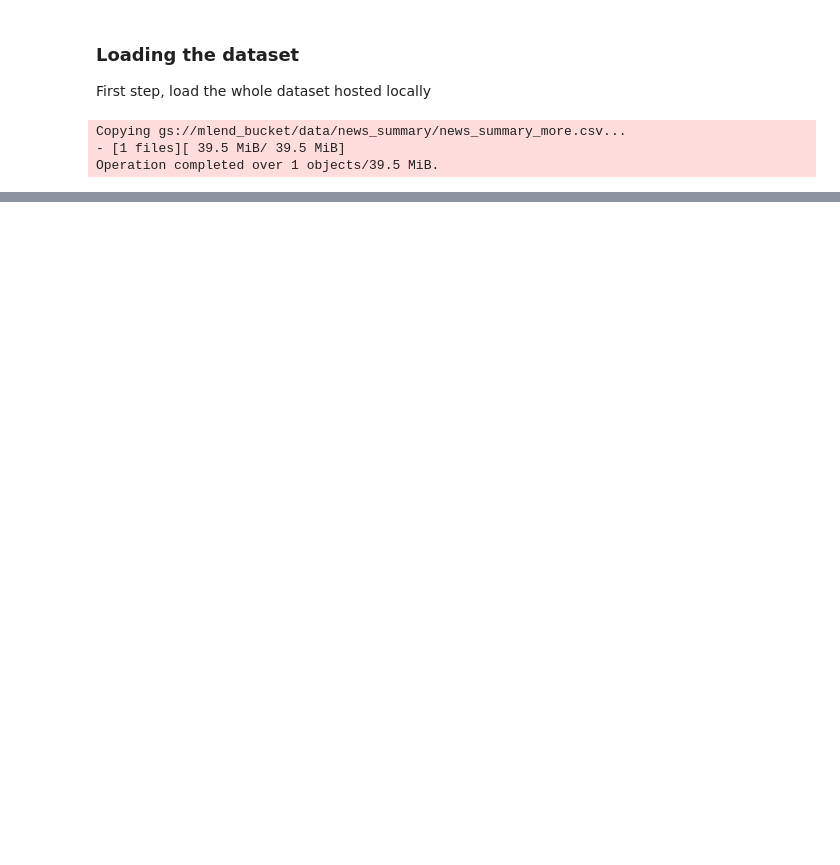
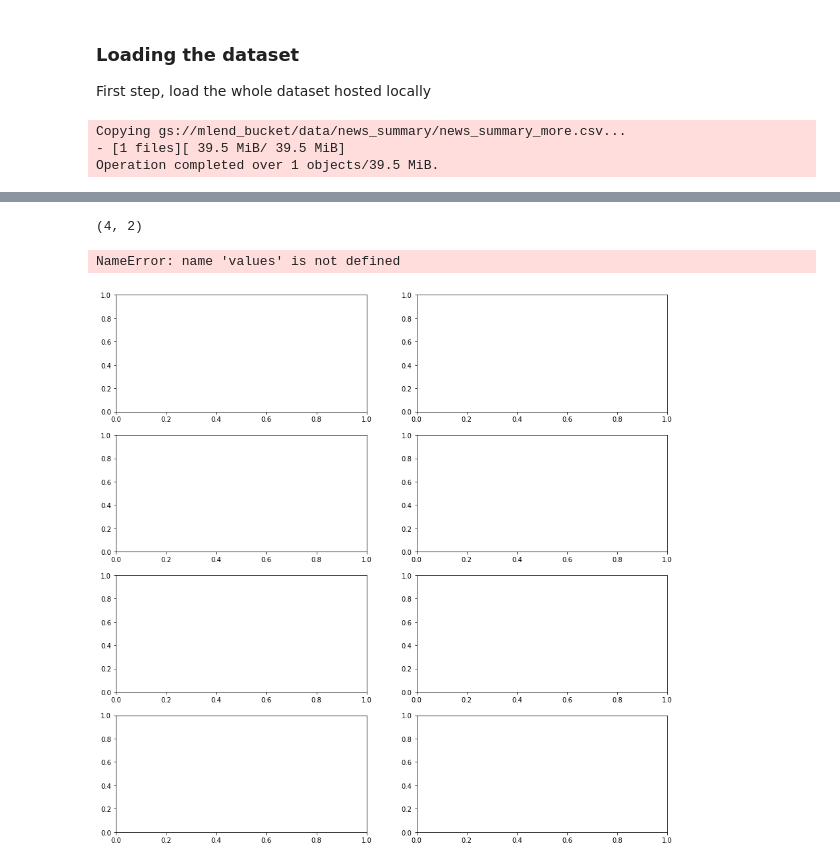
Before and after one commit to edumunozsala/MLE_Capstone_Text_Summarization, a Jupyter notebook: data_analysis/Text_summarization_EDA.ipynb, the cells around one changed output, grey strips where cells are left out. Cells and saved outputs as stored; diff of their text form; code cells hidden in the pictures; blank space fills up the shorter version.

```diff
--- a/data_analysis/Text_summarization_EDA.ipynb
+++ b/data_analysis/Text_summarization_EDA.ipynb
@@ -51,0 +148,30 @@ summary['ctext'][0]
+# %%
+# Plot multiple Boxplots for the featrures
+#Get the Cover Type values sorted
+#We are defining an 3 x 4 matrix to help us plotting features
+data=dataset
+
+plot_vars=np.array([['sum_word_count','text_word_count'],['sum_char_count','text_char_count'],
+                    ['sum_word_density','text_word_density'],['sum_punc_count','text_punc_count']])
+print(plot_vars.shape)
+
+f, axes = plt.subplots(4, 2, sharey=False, figsize=(15,15))
+#fig1, ax1 = plt.subplots()
+for i in range(plot_vars.shape[0]):
+    for j in range(plot_vars.shape[1]):
+        if plot_vars[i,j]!=None:
+            for k in values:
+                axes[i,j].hist(data[plot_vars[i,j]],alpha=0.7,histtype='bar',bins=30,label=str(k))
+
+            axes[i,j].set_xlabel(plot_vars[i,j],labelpad=10,fontsize=10)
+            if j==0:
+                axes[i,j].set_ylabel('Count')
+                axes[i,j].legend()
+        else:
+            axes[i,j].set_visible(False)
+
+plt.show()
+# %% [output]
+(4, 2)
+NameError: name 'values' is not defined
+[figure, added]
```
Also changed, not shown: parts of 29 cells of this notebook.
